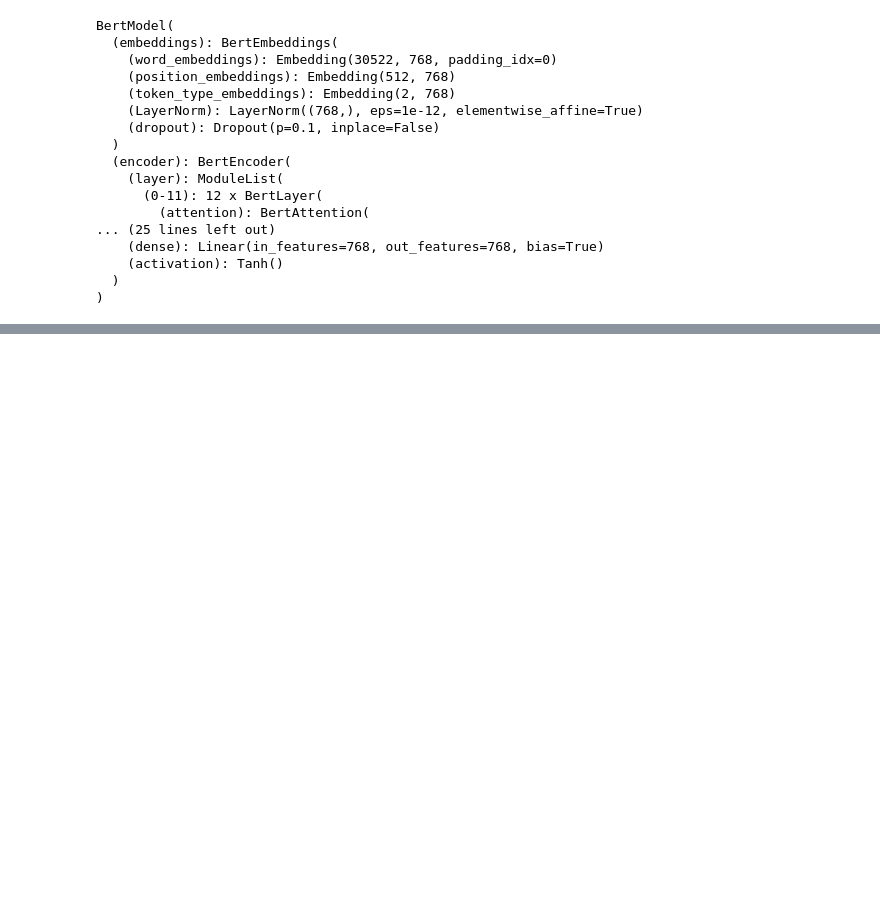
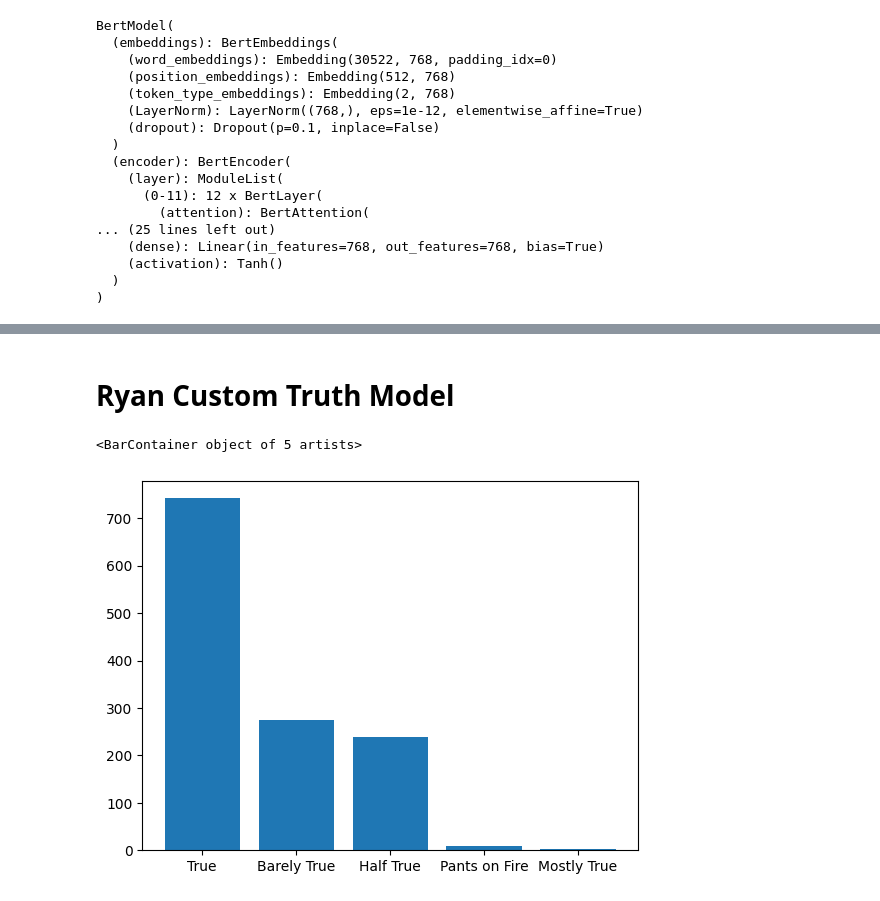
Before and after one commit to chriss-mo/ai4good, a Jupyter notebook: notebooks/full-pred-cm.ipynb, the cells around one changed output, grey strips where cells are left out. Drawn from its saved outputs; the diff is of its cells as text; code cells hidden in the pictures; blank space fills up the shorter version.

```diff
--- a/notebooks/full-pred-cm.ipynb
+++ b/notebooks/full-pred-cm.ipynb
@@ -260,0 +126,19 @@ ValueError: too many values to unpack (expected 10)
+# %%
+net_best = BERTClassifier(
+    bert=bert_base,
+    num_topics=len(topic_vocab),
+    num_authors=len(author_vocab),
+    num_jobs=len(job_vocab),
+    num_locations=len(location_vocab),
+    num_affiliations=len(affiliation_vocab),
+    num_classes=len(label_map),
+    embed_dim=32,
+    author_dropout=0.1,
+    author_mlp_layers=2,
+    author_mlp_hidden=192,
+    history_dropout=0.1,
+    history_mlp_layers=2,
+    history_mlp_hidden=192)
+
+net_best.load_state_dict(torch.load('../checkpoints/best.pth', map_location=device))
+net_best.to(device)
@@ -260,0 +281,19 @@ ValueError: too many values to unpack (expected 10)
+# %%
+val_dataset_raw = load_tsv_data('../data/liar-plus/val2.tsv')
+val_dataset = [d for d in [feature_extraction_transform(data) for data in val_dataset_raw] if d is not None]
+val_dataset_bert = [transform_fn(*sample) for sample in val_dataset]
+val_data_torch = ListDataset(val_dataset_bert)
+val_data = DataLoader(val_data_torch,
+                       batch_size=16,
+                       shuffle=False,
+                       collate_fn=collate_fn,
+                       num_workers=0,
+                       pin_memory=False)
+val_df = open_data('../data/liar-plus/val2.tsv')
+val_df = train_df[['statement']]
+
+val_df = open_data('../data/liar-plus/val2.tsv')
+val_df = val_df[['statement','label']]
+val_acc, val_cm, label_val, _ = evaluate_loop_cm(net_best, val_data, device)
+val_df['sent_transformer_label'] = label_val
+display(val_df.head(2))
@@ -260,0 +316,2 @@ ValueError: too many values to unpack (expected 10)
+# %% [markdown]
+# Ryan Custom Truth Model
@@ -260,0 +446,10 @@ ValueError: too many values to unpack (expected 10)
+# %%
+test_outputs = [run_truth_model(statement, topic, aid, jid, lid, afid, hist) for statement, topic, aid, jid, lid, afid, hist, _, _ in test_dataset]
+# %%
+import matplotlib.pyplot as plt
+
+labels = pd.DataFrame(test_outputs)['predicted_label'].value_counts()
+plt.bar(labels.index, height=labels)
+# %% [output]
+<BarContainer object of 5 artists>
+[figure, added]
```
Also changed, not shown: parts of 24 cells of this notebook, 5 other files.
